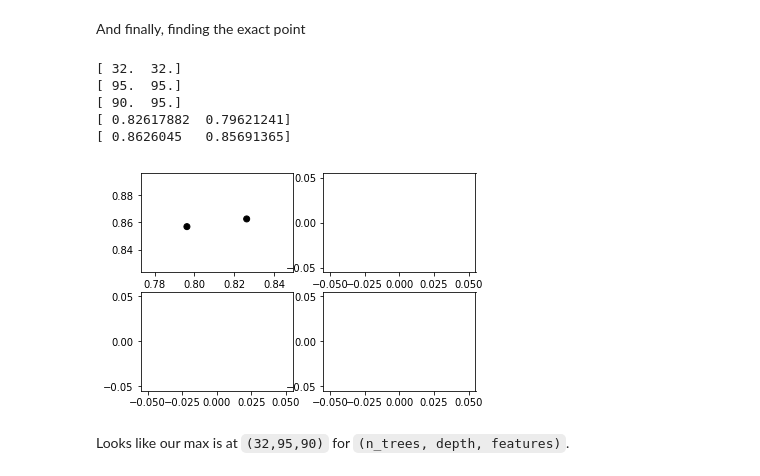
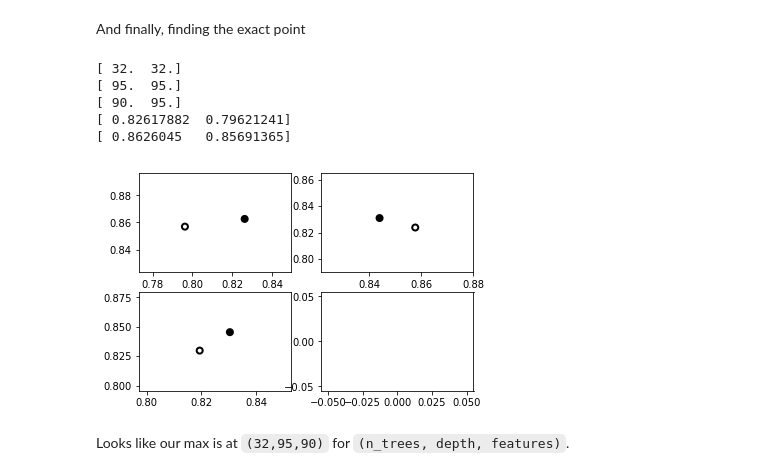
Before and after one commit to xingfanxia/comps_ediscovery, a Jupyter notebook: nachtm_exps/PSweepVis.ipynb, the cells around one changed output. Drawn from its saved outputs; the diff is of its cells as text; code cells hidden in the pictures.

Commit message:
param_process compatibility issue fixed, and PSweep visualizations updated

```diff
--- a/nachtm_exps/PSweepVis.ipynb
+++ b/nachtm_exps/PSweepVis.ipynb
@@ -190,37 +196,37 @@ And finally, finding the exact point
 # %%
 def filter_func():
     right_tree = num==tree_filter
     right_params = np.logical_and(features > 85, depth > 90)
     return np.logical_and(right_tree, right_params)
 
 plt.subplot(2,2,1)
 tree_filter = 32
-plt.scatter(prec[filter_func()], recall[filter_func()], c=depth[filter_func()])
+plt.scatter(prec[filter_func()], recall[filter_func()], c=features[filter_func()],linewidths=2, edgecolors='black')
 print(num[filter_func()])
 print(depth[filter_func()])
 print(features[filter_func()])
 print(prec[filter_func()])
 print(recall[filter_func()])
 
 plt.subplot(2,2,2)
 tree_filter = 64
-plt.scatter(prec[filter_func()], recall[filter_func()])
+plt.scatter(prec[filter_func()], recall[filter_func()],c=features[filter_func()],linewidths=2, edgecolors='black')
 
 plt.subplot(2,2,3)
 tree_filter = 128
-plt.scatter(prec[filter_func()], recall[filter_func()])
+plt.scatter(prec[filter_func()], recall[filter_func()],c=features[filter_func()],linewidths=2, edgecolors='black')
 
 plt.subplot(2,2,4)
 tree_filter = 256
-plt.scatter(prec[filter_func()], recall[filter_func()])
+plt.scatter(prec[filter_func()], recall[filter_func()],c=features[filter_func()],linewidths=2, edgecolors='black')
 
 plt.show()
 # %% [output]
 [ 32.  32.]
 [ 95.  95.]
 [ 90.  95.]
 [ 0.82617882  0.79621241]
 [ 0.8626045   0.85691365]
-[figure, old version]
+[figure, new version]
 # %% [markdown]
 Looks like our max is at `(32,95,90)` for `(n_trees, depth, features)`.
```
Also changed, not shown: parts of 20 cells of this notebook, 1 other file.
